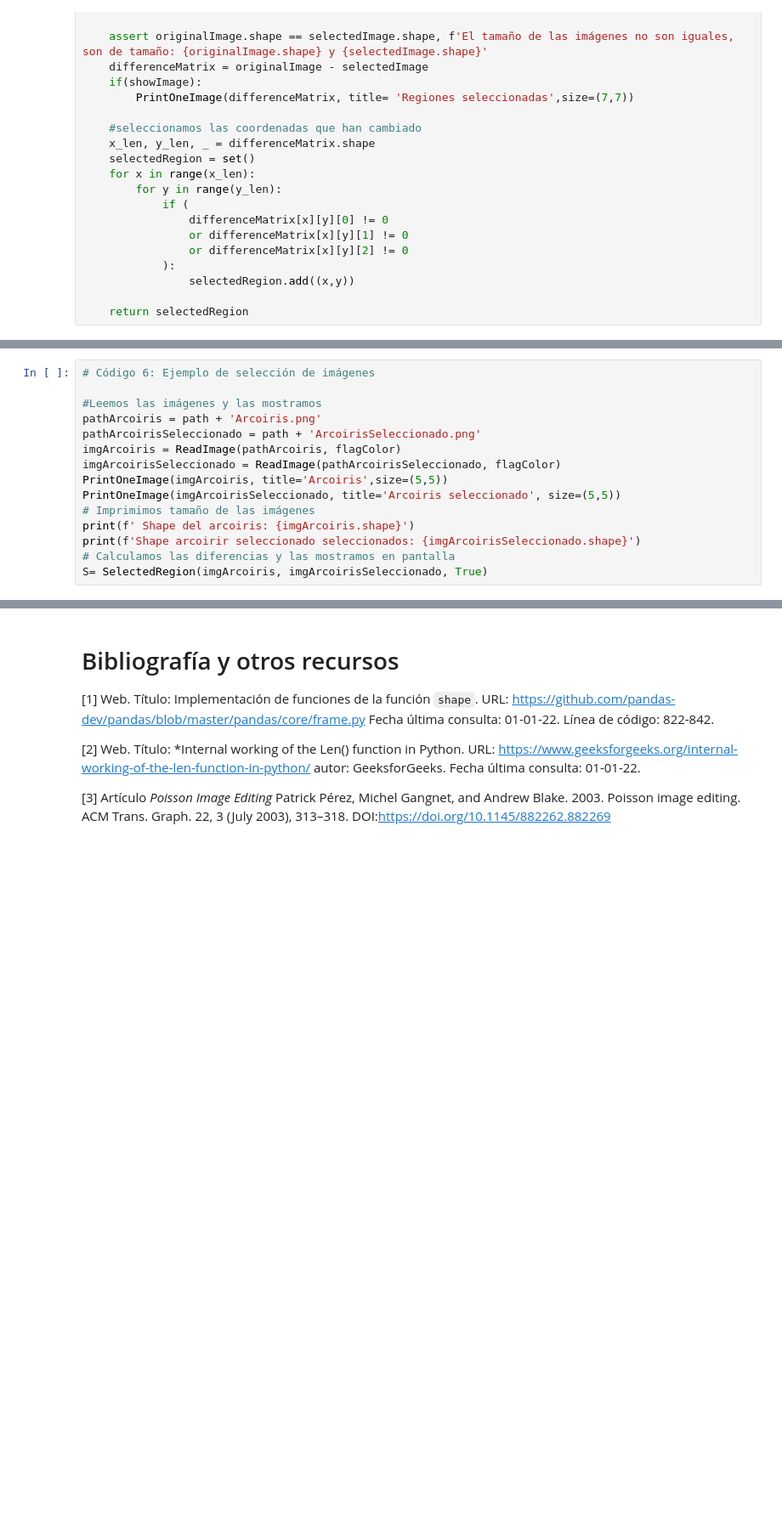
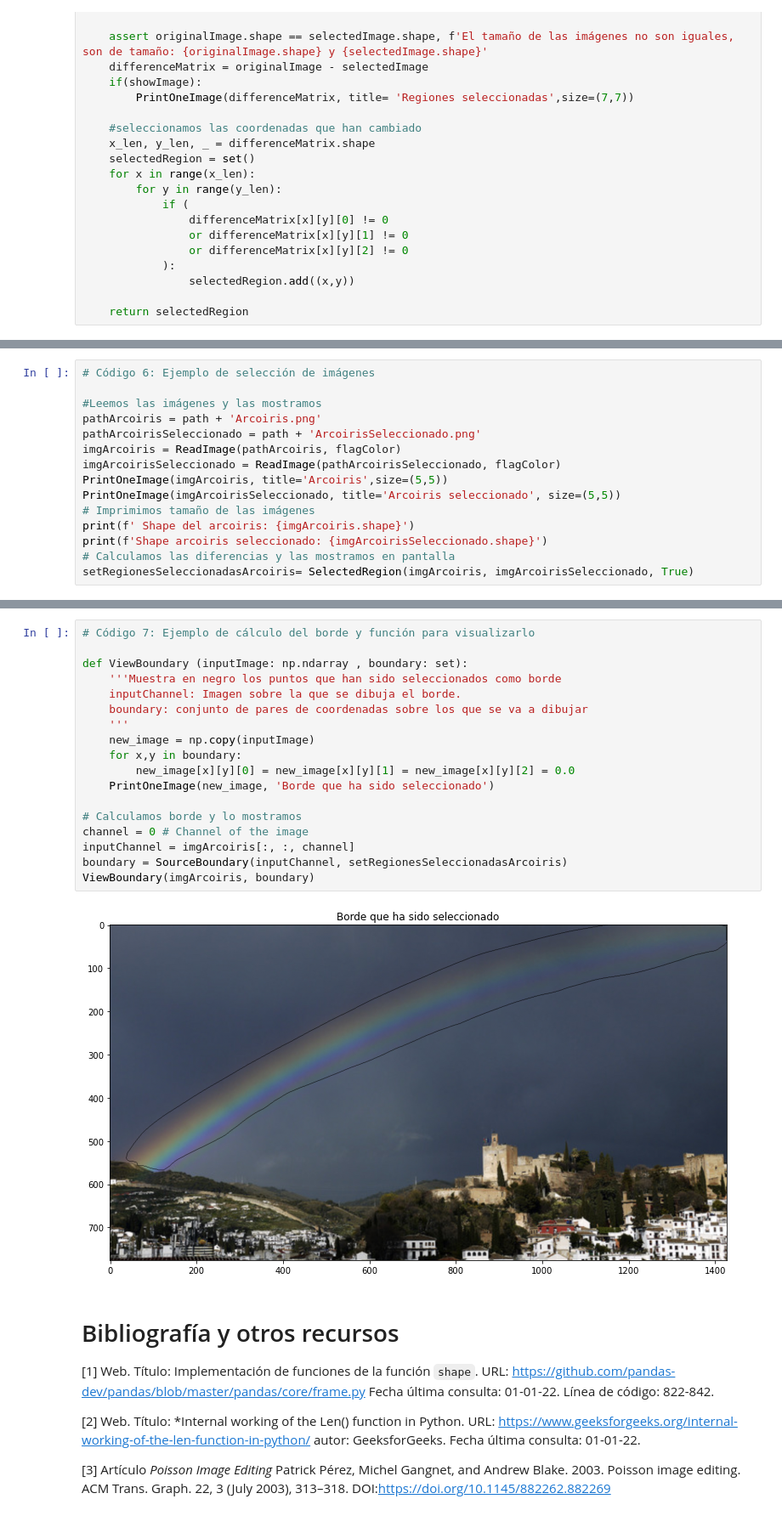
Before and after one commit to BlancaCC/Mezclado-de-regiones-en-imagenes-usando-la-ecuacion-de-Poisson, a Jupyter notebook: PoissonImageEditing.ipynb, the cells around one changed output, grey strips where cells are left out. Shown at 85% size. Saved outputs shown, nothing was run; the diff lists cells and outputs as text; blank space fills up the shorter version.

```diff
--- a/PoissonImageEditing.ipynb
+++ b/PoissonImageEditing.ipynb
@@ -300,9 +300,9 @@ PrintOneImage(imgArcoiris, title='Arcoiris',size=(5,5))
 PrintOneImage(imgArcoirisSeleccionado, title='Arcoiris seleccionado', size=(5,5))
 # Imprimimos tamaño de las imágenes
 print(f' Shape del arcoiris: {imgArcoiris.shape}')
-print(f'Shape arcoirir seleccionado seleccionados: {imgArcoirisSeleccionado.shape}')
+print(f'Shape arcoiris seleccionado: {imgArcoirisSeleccionado.shape}')
 # Calculamos las diferencias y las mostramos en pantalla
-S= SelectedRegion(imgArcoiris, imgArcoirisSeleccionado, True)
+setRegionesSeleccionadasArcoiris= SelectedRegion(imgArcoiris, imgArcoirisSeleccionado, True)
 # %% [output]
 [figure]
 [figure]
@@ -312,3 +321,23 @@ Shape arcoirir seleccionado seleccionados: (776, 1427, 3)
+# %%
+# Código 7: Ejemplo de cálculo del borde y función para visualizarlo
+
+def ViewBoundary (inputImage: np.ndarray , boundary: set):
+    '''Muestra en negro los puntos que han sido seleccionados como borde
+    inputChannel: Imagen sobre la que se dibuja el borde.
+    boundary: conjunto de pares de coordenadas sobre los que se va a dibujar
+    '''
+    new_image = np.copy(inputImage)
+    for x,y in boundary:
+        new_image[x][y][0] = new_image[x][y][1] = new_image[x][y][2] = 0.0
+    PrintOneImage(new_image, 'Borde que ha sido seleccionado')
+
+# Calculamos borde y lo mostramos
+channel = 0 # Channel of the image
+inputChannel = imgArcoiris[:, :, channel]
+boundary = SourceBoundary(inputChannel, setRegionesSeleccionadasArcoiris)
+ViewBoundary(imgArcoiris, boundary)
+# %% [output]
+[figure, added]
 # %% [markdown]
 # Bibliografía y otros recursos
 
```
Also changed, not shown: parts of 4 cells of this notebook.
